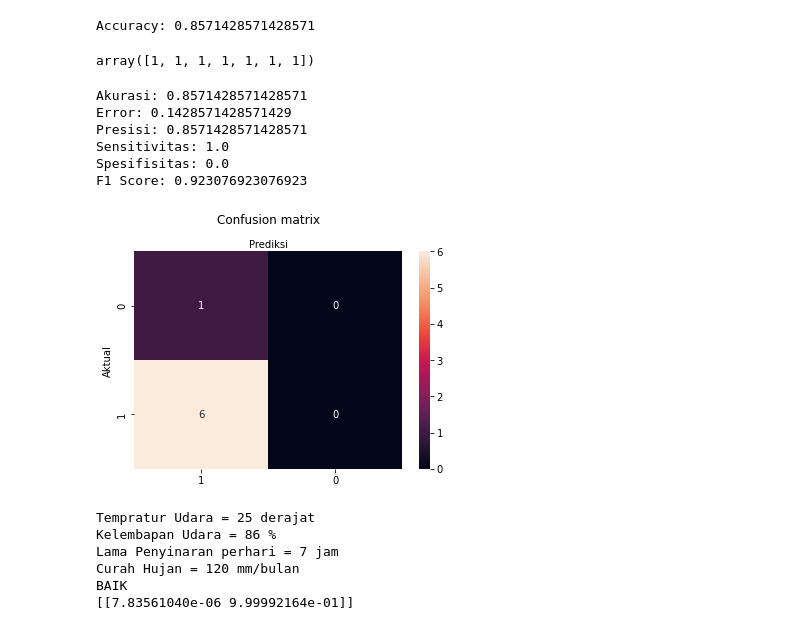
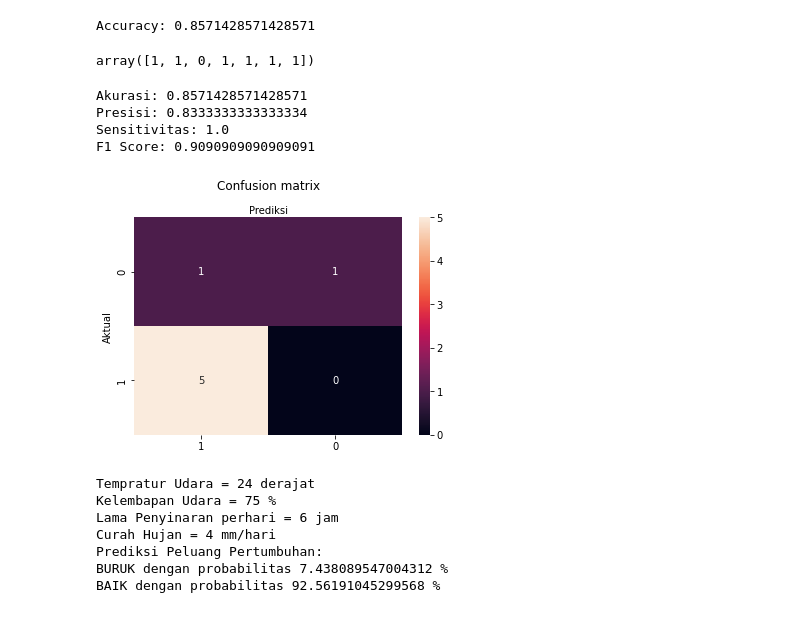
Before and after one commit to rachyharkov/nb-climate-change, a Jupyter notebook: notebook.ipynb, the cells around one changed output. Cells and saved outputs as stored; diff of their text form; code cells hidden in the pictures.

Commit message:
change climate predict to day based

```diff
--- a/notebook.ipynb
+++ b/notebook.ipynb
@@ -126,7 +116,7 @@ df_mean = pd.DataFrame()
 df_mean['tempratur'] = df.Tavg.resample('M').ffill()
 df_mean['kelembapan_udara'] = df.RH_avg.resample('M').mean().ffill()
 df_mean['lama_penyinaran'] = df.ss.resample('M').mean().ffill()
-df_mean['curah_hujan'] = df.RR.resample('M').sum().ffill()
+df_mean['curah_hujan'] = df.RR.resample('M').mean().ffill()
 df_mean.head(10)
 # df_mean.tail(5)
 
@@ -167,10 +157,10 @@ array([<AxesSubplot:xlabel='Tanggal', ylabel='Nilai'>,
 
 labels = ['BURUK','BAIK']
 
-good_temprature = [22, 25]
-good_kelembapan = [75, 90]
-good_curahhujan = [125, 208]
-good_lamapenyinaran = [8, 9]
+good_temprature = [25, 30]
+good_kelembapan = [50, 85]
+good_lamapenyinaran = [6, 8]
+good_curahhujan = [2.6, 8]
 
 # df['tn_level'] = pd.cut(df['tn'], bins=3, labels=labels)
 # df['tx_level'] = pd.cut(df['tx'], bins=3, labels=labels)
@@ -218,7 +208,7 @@ for index, row in df_discreted.iterrows():
     tinggi = 0
 
     # loop each column in dataframe
-    for col in range(3):
+    for col in range(4):
         # check if value is TINGGI
         if row[col] == 'BAIK':
             tinggi += 1
@@ -234,3 +224,4 @@ for index, row in df_discreted.iterrows():
 # df_discreted.tail(7)
 # if discreted['peluang_pertumbuhan'] is 'BURUK', assign to new column 'peluang_pertumbuhan' with value 0 else 1
 df_mean['peluang_pertumbuhan'] = np.where(df_discreted['peluang_pertumbuhan'] == 'BURUK', 0, 1)
+df_discreted
@@ -291,7 +300,7 @@ Accuracy: 0.8571428571428571
 # %%
 y_pred
 # %% [output]
-array([1, 1, 1, 1, 1, 1, 1])
+array([1, 1, 0, 1, 1, 1, 1])
 # %%
 # plot naive bayes confusion matrix
 from sklearn.metrics import confusion_matrix
@@ -303,44 +312,36 @@ cnf_matrix = confusion_matrix(y_test, y_pred)
 tn, fp, fn, tp = cnf_matrix.ravel()
 
 #accuracy
 accuracy = (tp + tn) / (tp + tn + fp + fn)
-# misclassification error
-misclassificationerror = 1 - accuracy
 #precision
 precision = tp / (tp + fp)
 #sensitivity(recall)
 sensitivity = tp / (tp + fn)
-# specificity
-specificity = tn / (tn + fp)
 #f1 score
 f1score = 2 * ((precision * sensitivity) / (precision + sensitivity))
 
 labels = [0, 1]
 fig, ax = plt.subplots()
 tick_marks = np.arange(len(labels))
 plt.xticks(tick_marks, labels)
 plt.yticks(tick_marks, labels)
 # create heatmap
 _ = sns.heatmap([[fp, tn], [tp, fn]], annot = True, fmt = 'd', xticklabels = [1,0], yticklabels = [0,1])
 ax.xaxis.set_label_position("top")
 plt.title('Confusion matrix', y=1.1)
 plt.ylabel('Aktual')
 plt.xlabel('Prediksi')
 
 print('Akurasi:', accuracy)
-print('Error:', misclassificationerror)
 print('Presisi:', precision)
 print('Sensitivitas:', sensitivity)
-print('Spesifisitas:', specificity)
 print('F1 Score:', f1score)
 # %% [output]
 Akurasi: 0.8571428571428571
-Error: 0.1428571428571429
-Presisi: 0.8571428571428571
+Presisi: 0.8333333333333334
 Sensitivitas: 1.0
-Spesifisitas: 0.0
-F1 Score: 0.923076923076923
+F1 Score: 0.9090909090909091
-[figure, old version]
+[figure, new version]
 # %%
 # Example Data:
 # Tempratur Udara = 26 derajat
@@ -348,28 +349,29 @@ F1 Score: 0.923076923076923
 # Lama Penyinaran perhari = 7 jam
 # Curah Hujan = 100 mm
 
-tempratur = 25
-kelembapan = 86
-lama_penyinaran = 7
-curah_hujan = 120
+tempratur = 24
+kelembapan = 75
+lama_penyinaran = 6
+curah_hujan = 4
 
 new_data = np.array([[tempratur, kelembapan, lama_penyinaran, curah_hujan]])
 
 result_classes = ['BURUK', 'BAIK']
 y_new_pred = gnb.predict(new_data)
+y_new_pred_proba = gnb.predict_proba(new_data)
 
 print('Tempratur Udara =', new_data[0][0], 'derajat')
 print('Kelembapan Udara =', new_data[0][1], '%')
 print('Lama Penyinaran perhari =', new_data[0][2], 'jam')
-print('Curah Hujan =', new_data[0][3], 'mm/bulan')
-print(result_classes[y_new_pred[0]])
-
-prob_new_x = gnb.predict_proba(new_data)
-print(prob_new_x)
+print('Curah Hujan =', new_data[0][3], 'mm/hari')
+print('Prediksi Peluang Pertumbuhan: ')
+print(result_classes[0], 'dengan probabilitas', y_new_pred_proba[0][0] * 100, '%')
+print(result_classes[1], 'dengan probabilitas', y_new_pred_proba[0][1] * 100, '%')
 # %% [output]
-Tempratur Udara = 25 derajat
-Kelembapan Udara = 86 %
-Lama Penyinaran perhari = 7 jam
-Curah Hujan = 120 mm/bulan
-BAIK
-[[7.83561040e-06 9.99992164e-01]]
+Tempratur Udara = 24 derajat
+Kelembapan Udara = 75 %
+Lama Penyinaran perhari = 6 jam
+Curah Hujan = 4 mm/hari
+Prediksi Peluang Pertumbuhan:
+BURUK dengan probabilitas 7.438089547004312 %
+BAIK dengan probabilitas 92.56191045299568 %
```
Also changed, not shown: parts of 7 cells of this notebook.
